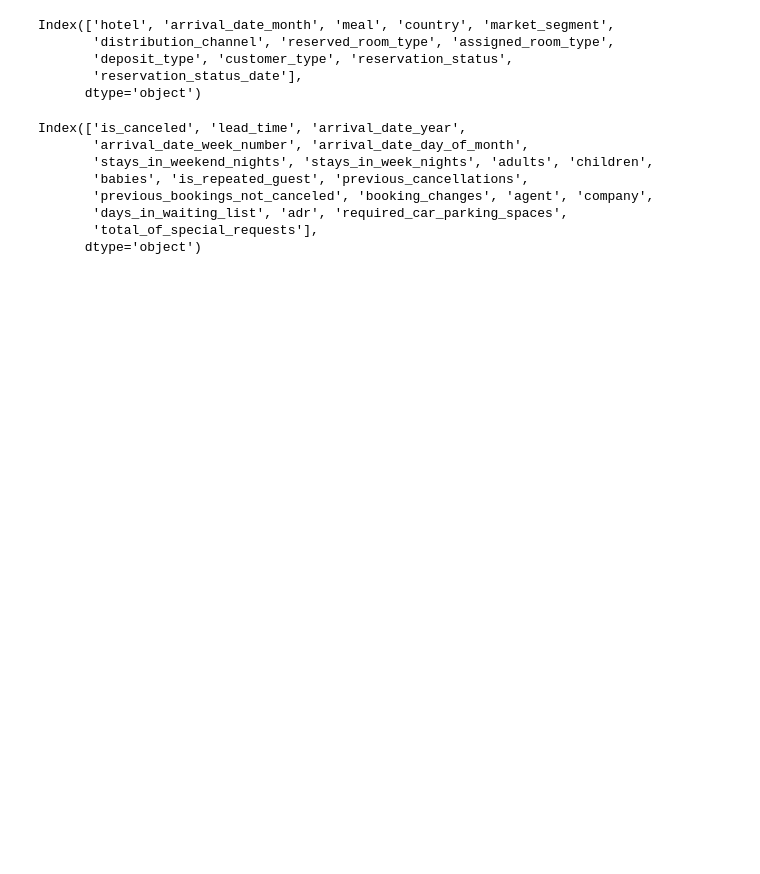
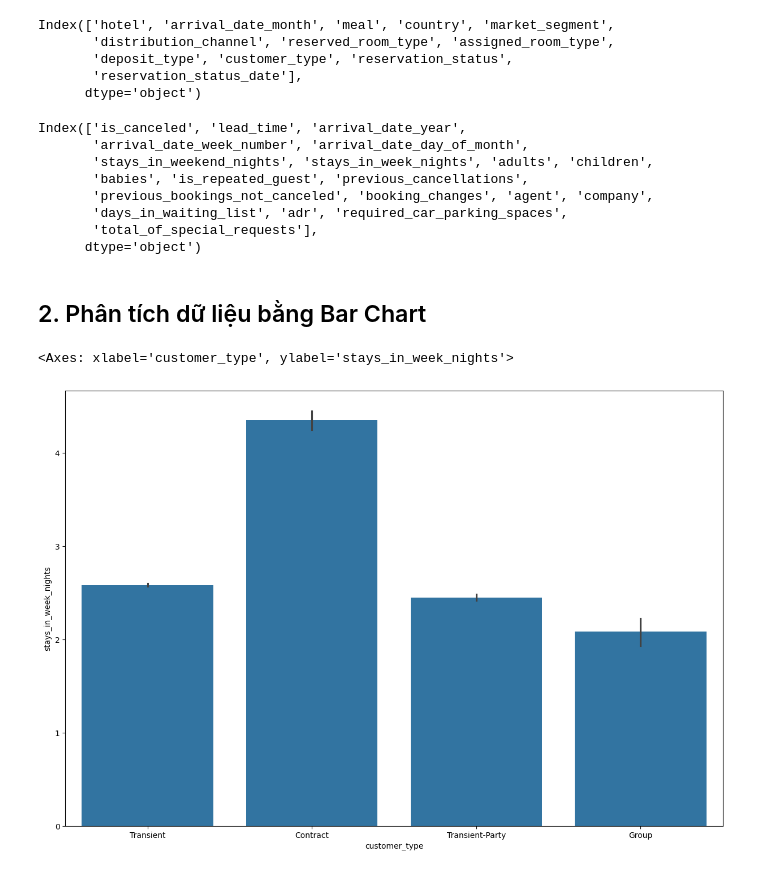
Before and after one commit to kolee1902/Data_Visualization_DoAnQuanHoa, a Jupyter notebook: Hotel_Booking.ipynb, the cells around one changed output. Cells and saved outputs as stored; diff of their text form; code cells hidden in the pictures; blank space fills up the shorter version.

```diff
--- a/Hotel_Booking.ipynb
+++ b/Hotel_Booking.ipynb
@@ -326,0 +345,25 @@ Index(['is_canceled', 'lead_time', 'arrival_date_year',
+# %% [markdown]
+## 2. Phân tích dữ liệu bằng Bar Chart
+# %%
+# Tạo biểu đồ cột
+# 1. x='customer_type', y='days_in_waiting_list'
+# 2. x='customer_type', y='stays_in_week_nights'
+plt.figure(figsize=(15, 10))
+sns.barplot(data=hotel_df, x='customer_type', y='stays_in_week_nights')
+
+# # Đặt tiêu đề và nhãn trục
+# plt.title('Lead Time by Arrival Date (Day of Month)')
+# plt.xlabel('Day of Month')
+# plt.ylabel('Lead Time')
+
+# # Hiển thị biểu đồ
+# plt.show()
+
+# total_requests_by_type = hotel_df.groupby('customer_type')['total_of_special_requests'].mean().reset_index()
+
+# # Tạo biểu đồ cột
+# plt.figure(figsize=(15, 10))
+# sns.barplot(data=total_requests_by_type, x='customer_type', y='total_of_special_requests')
+# %% [output]
+<Axes: xlabel='customer_type', ylabel='stays_in_week_nights'>
+[figure, added]
```
Also changed, not shown: parts of 10 cells of this notebook.
